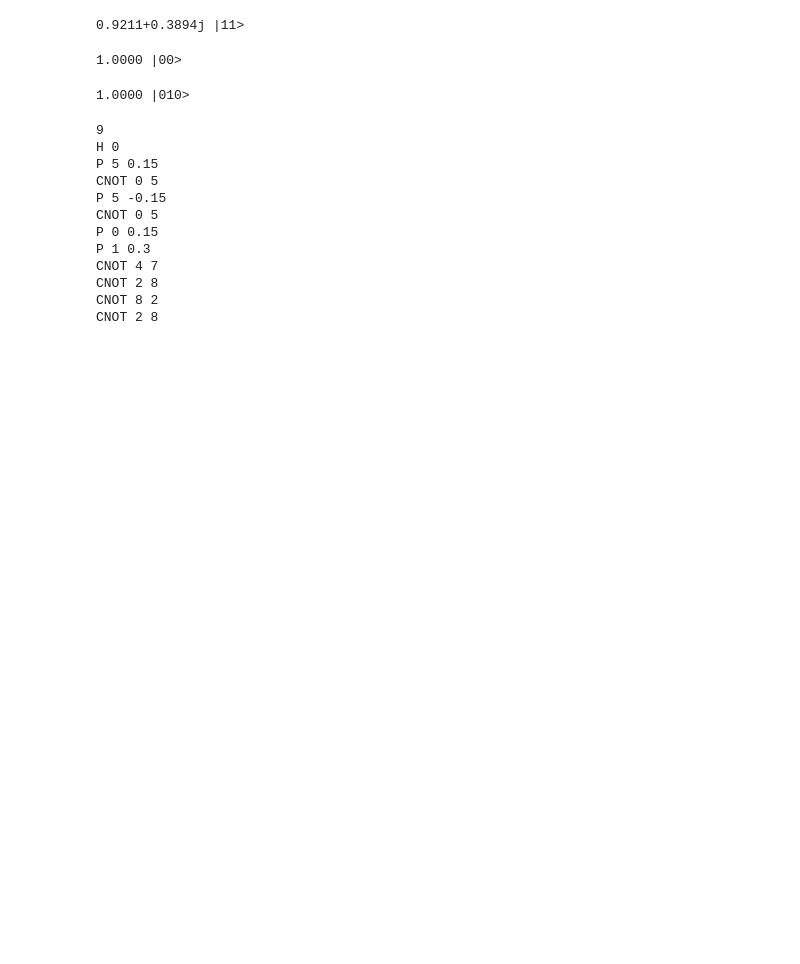
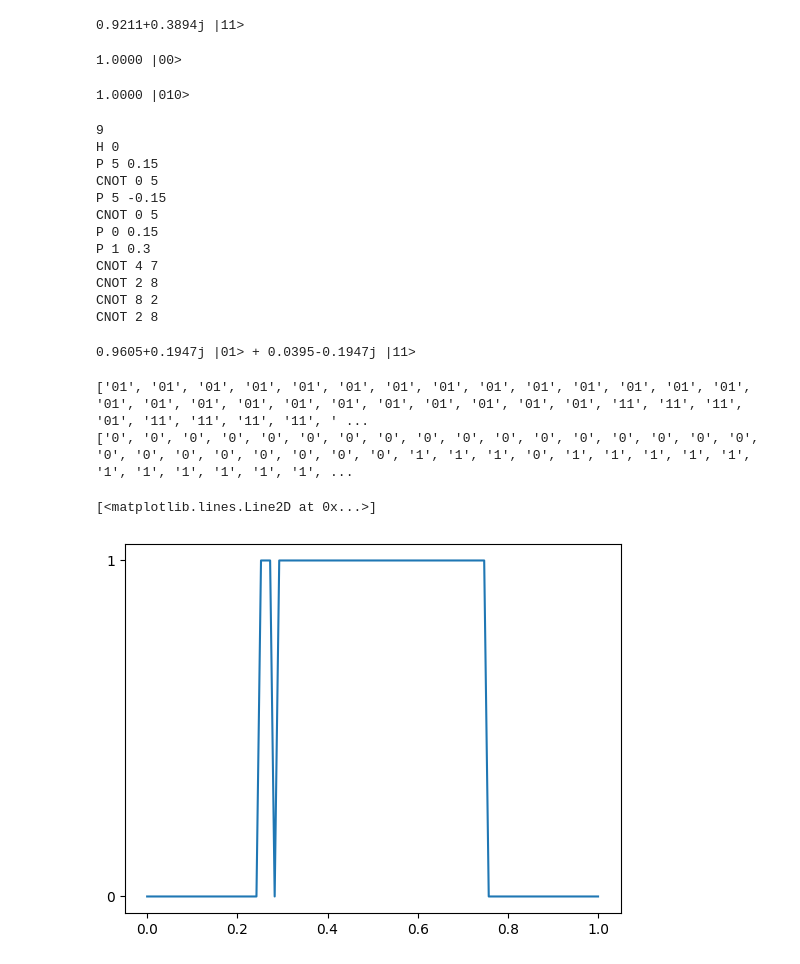
Before and after one commit to Goldartfrog/ComputationalPhysics, a Jupyter notebook: Project 1/qubits.ipynb, the cells around one changed output. Cells and saved outputs as stored; diff of their text form; code cells hidden in the pictures; blank space fills up the shorter version.

Commit message:
started phase estimation

```diff
--- a/Project 1/qubits.ipynb
+++ b/Project 1/qubits.ipynb
@@ -344,6 +354,11 @@ def CPhase(controlwire, targetwire, phase):
     return f"P {targetwire} {phase/2}\nCNOT {controlwire} {targetwire}\nP {targetwire} {-phase/2}\nCNOT {controlwire} {targetwire}\nP {controlwire} {phase/2}\n"
 def Swap(firstwire, secondwire):
     return f"CNOT {firstwire} {secondwire}\nCNOT {secondwire} {firstwire}\nCNOT {firstwire} {secondwire}\n"
+def Reverse(firstwire, lastwire):
+    out = ""
+    for i in range(firstwire, firstwire + int((lastwire-firstwire)/2)):
+        out += f"{Swap(i, lastwire-i-1)}\n"
+    return out
 # %%
 # Precompiler code
 def is_number(s): # stolen from stackoverflow: https://stackoverflow.com/questions/354038/how-do-i-check-if-a-string-represents-a-number-float-or-int
@@ -371,6 +386,8 @@ def Precompile(input):
             output += CPhase(int(a[1]), int(a[2]), float(a[3]))
         if (a[0] == "SWAP"):
             output += Swap(a[1], a[2])
+        if (a[0] == "REVERSE"):
+            output += Reverse(int(a[1]), int(a[2]))
     return output
 # %%
 #early tests
@@ -563,3 +629,35 @@ CNOT 4 7
 CNOT 2 8
 CNOT 8 2
 CNOT 2 8
+# %%
+firstPhaseEstimation = '''
+2
+INITSTATE BASIS |01>
+H 0
+CPHASE 0 1 0.4
+H 0'''
+PrettyPrintBinary(S.ReadAndProcessString(Precompile(firstPhaseEstimation)))
+# %% [output]
+0.9605+0.1947j |01> + 0.0395-0.1947j |11>
+# %%
+phiMeasures = []
+for i in range(100):
+    variedPhaseEstimation = '''
+2
+INITSTATE BASIS |01>
+H 0
+CPHASE 0 1 '''
+    variedPhaseEstimation += str(np.pi * 2 * i / 100)
+    variedPhaseEstimation += "\nH 0\nMEASURE"
+    measures = S.ReadAndProcessString(Precompile(variedPhaseEstimation), measures=100)
+    phiMeasures.append(max(set(measures), key = list(measures).count))
+print(phiMeasures)
+y = [m[0] for m in phiMeasures]
+print(y)
+x = np.linspace(0, 1, num = 100)
+plt.plot(x, y)
+# %% [output]
+['01', '01', '01', '01', '01', '01', '01', '01', '01', '01', '01', '01', '01', '01', '01', '01', '01', '01', '01', '01', '01', '01', '01', '01', '01', '11', '11', '11', '01', '11', '11', '11', '11', ' ...
+['0', '0', '0', '0', '0', '0', '0', '0', '0', '0', '0', '0', '0', '0', '0', '0', '0', '0', '0', '0', '0', '0', '0', '0', '0', '1', '1', '1', '0', '1', '1', '1', '1', '1', '1', '1', '1', '1', '1', '1', ...
+[<matplotlib.lines.Line2D at 0x...>]
+[figure, added]
```
Also changed, not shown: parts of 17 cells of this notebook.
